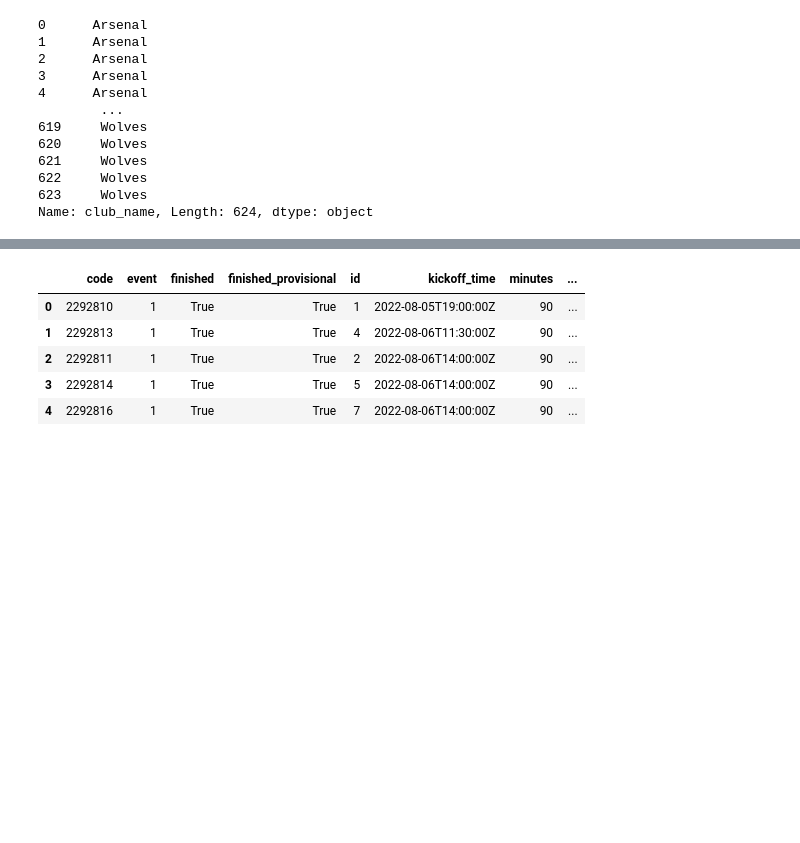
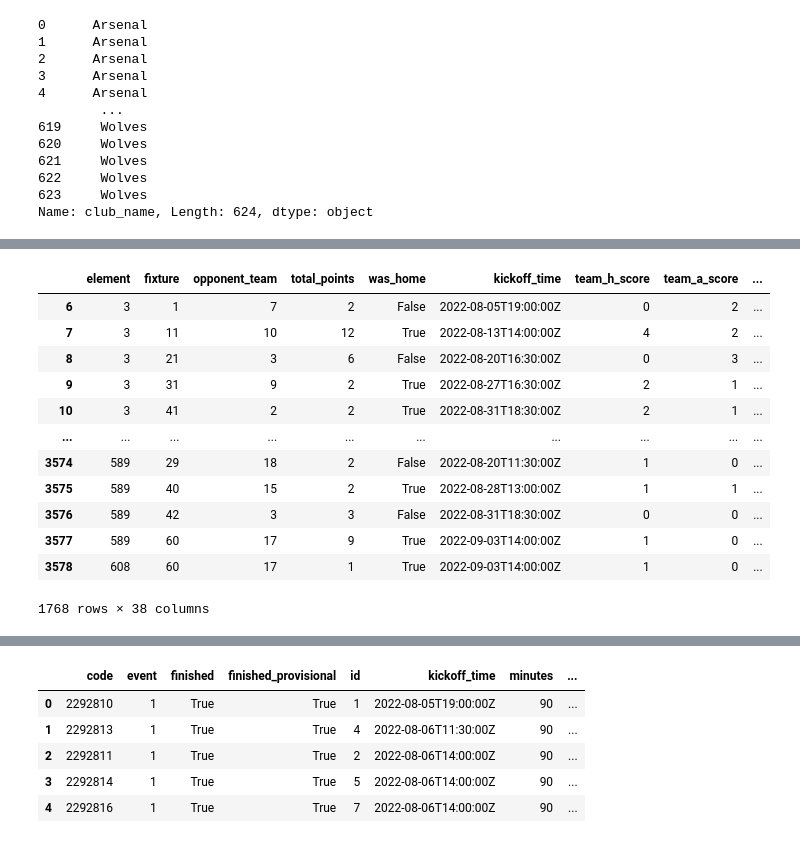
Before and after one commit to laniyadapo/FantasyPremierLeague, a Jupyter notebook: fantasy_test.ipynb, the cells around one changed output, grey strips where cells are left out. Saved outputs shown, nothing was run; the diff lists cells and outputs as text; code cells hidden in the pictures; blank space fills up the shorter version.

```diff
--- a/fantasy_test.ipynb
+++ b/fantasy_test.ipynb
@@ -618,0 +693,2 @@ players_df[['first_name', 'second_name', 'name','club_name', 'minutes', 'form',
+# %%
+df_currentseason_clean['game_date'] = pd.to_datetime(df_currentseason_clean['game_date'])
@@ -618,0 +710,5 @@ players_df[['first_name', 'second_name', 'name','club_name', 'minutes', 'form',
+# %%
+seasons_curr = [1, 1, 2, 2, 2, 3, 3, 3, 4, 4, 4, 1]
+
+month_to_curr_season = dict(zip(range(1,13), seasons_curr))
+month_to_curr_season
@@ -618,0 +717,2 @@ players_df[['first_name', 'second_name', 'name','club_name', 'minutes', 'form',
+# %%
+df_currentseason_clean['game_weather'] = df_currentseason_clean.game_date.dt.month.map(month_to_curr_season)
@@ -618,0 +756,3 @@ players_df[['first_name', 'second_name', 'name','club_name', 'minutes', 'form',
+# %%
+import numpy as np
+df_currentseason_clean['start_label'] = np.where((df_currentseason_clean['game_date'].dt.hour) < 13, 0, 1)
@@ -618,0 +781,18 @@ players_df[['first_name', 'second_name', 'name','club_name', 'minutes', 'form',
+# %%
+df_currentseason_clean.drop(['game_date'], axis=1, inplace=True)
+
+df_currentseason_clean
+# %% [output]
+|  | element | fixture | opponent_team | total_points | was_home | kickoff_time | team_h_score | team_a_score | ... |
+| 6 | 3 | 1 | 7 | 2 | False | 2022-08-05T19:00:00Z | 0 | 2 | ... |
+| 7 | 3 | 11 | 10 | 12 | True | 2022-08-13T14:00:00Z | 4 | 2 | ... |
+| 8 | 3 | 21 | 3 | 6 | False | 2022-08-20T16:30:00Z | 0 | 3 | ... |
+| 9 | 3 | 31 | 9 | 2 | True | 2022-08-27T16:30:00Z | 2 | 1 | ... |
+| 10 | 3 | 41 | 2 | 2 | True | 2022-08-31T18:30:00Z | 2 | 1 | ... |
+| ... | ... | ... | ... | ... | ... | ... | ... | ... | ... |
+| 3574 | 589 | 29 | 18 | 2 | False | 2022-08-20T11:30:00Z | 1 | 0 | ... |
+| 3575 | 589 | 40 | 15 | 2 | True | 2022-08-28T13:00:00Z | 1 | 1 | ... |
+| 3576 | 589 | 42 | 3 | 3 | False | 2022-08-31T18:30:00Z | 0 | 0 | ... |
+| 3577 | 589 | 60 | 17 | 9 | True | 2022-09-03T14:00:00Z | 1 | 0 | ... |
+| 3578 | 608 | 60 | 17 | 1 | True | 2022-09-03T14:00:00Z | 1 | 0 | ... |
+1768 rows × 38 columns
```
Also changed, not shown: parts of 38 cells of this notebook.
